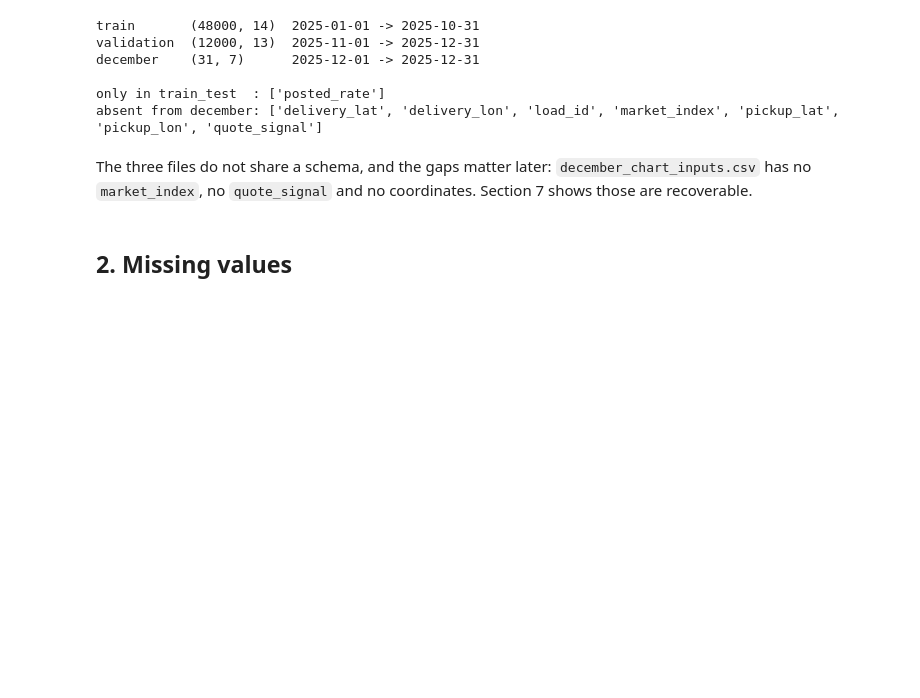
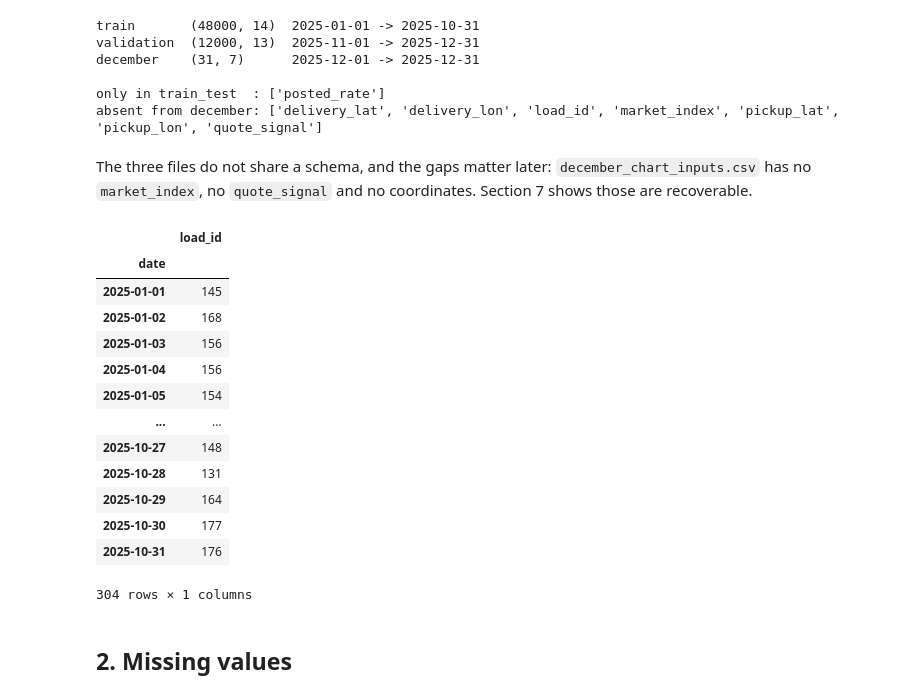
Before and after one commit to ZERO-70/ML_Assessment, a Jupyter notebook: notebooks/01_exploratory_analysis.ipynb, the cells around one changed output. Cells and saved outputs as stored; diff of their text form; code cells hidden in the pictures; blank space fills up the shorter version.

```diff
--- a/notebooks/01_exploratory_analysis.ipynb
+++ b/notebooks/01_exploratory_analysis.ipynb
@@ -52,6 +52,23 @@ absent from december: ['delivery_lat', 'delivery_lon', 'load_id', 'market_index'
 The three files do not share a schema, and the gaps matter later:
 `december_chart_inputs.csv` has no `market_index`, no `quote_signal` and no
 coordinates. Section 7 shows those are recoverable.
+# %%
+train.groupby("date").agg({"load_id": "count"})
+# %% [output]
+|  | load_id |
+| date |  |
+| 2025-01-01 | 145 |
+| 2025-01-02 | 168 |
+| 2025-01-03 | 156 |
+| 2025-01-04 | 156 |
+| 2025-01-05 | 154 |
+| ... | ... |
+| 2025-10-27 | 148 |
+| 2025-10-28 | 131 |
+| 2025-10-29 | 164 |
+| 2025-10-30 | 177 |
+| 2025-10-31 | 176 |
+304 rows × 1 columns
 # %% [markdown]
 ## 2. Missing values
 # %%
```
Also changed, not shown: 3 other files.
